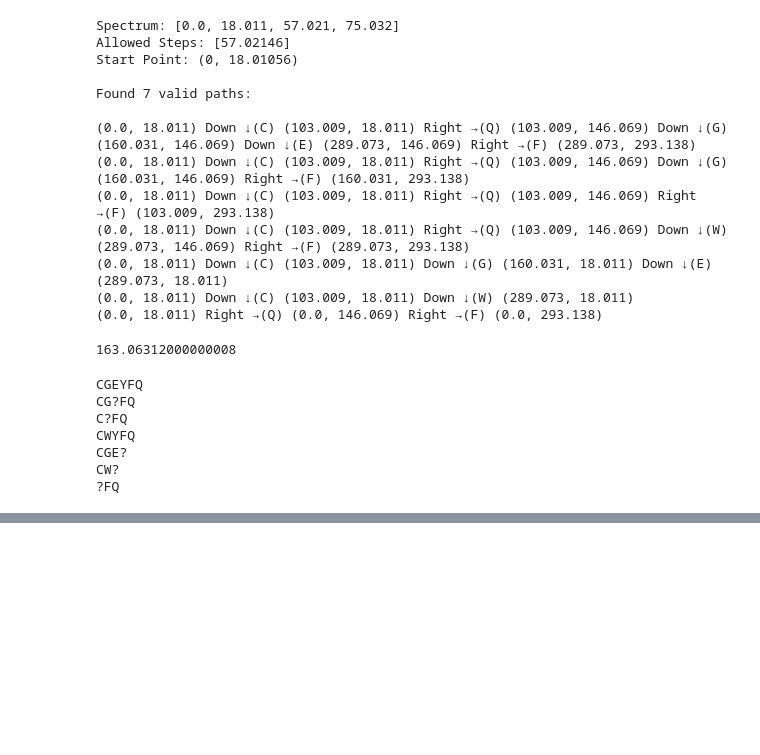
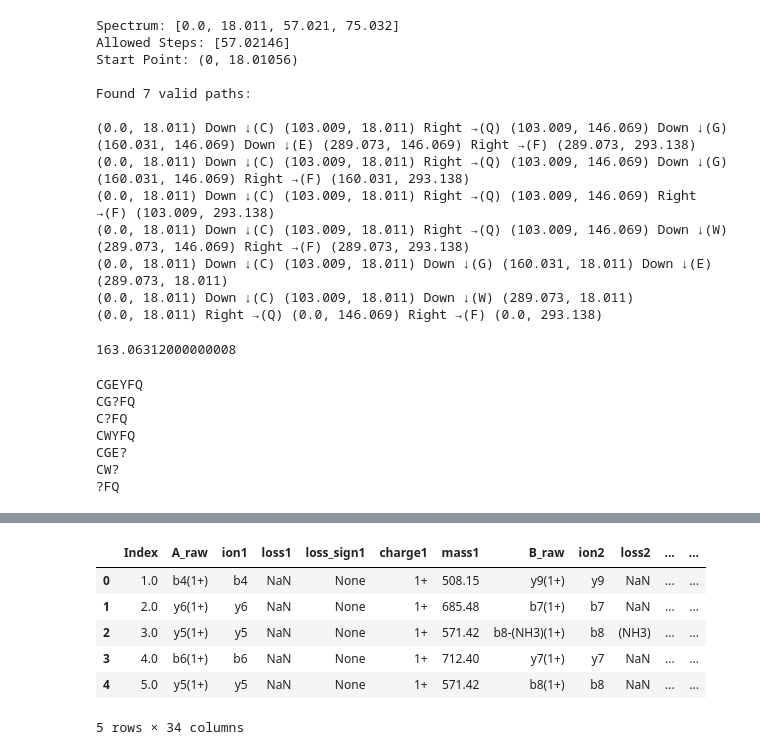
Before and after one commit to Kevinxsn/2D_spec_dict, a Jupyter notebook: anti_symmetric/notebook.ipynb, the cells around one changed output, grey strips where cells are left out. Drawn from its saved outputs; the diff is of its cells as text; code cells hidden in the pictures; blank space fills up the shorter version.

```diff
--- a/anti_symmetric/notebook.ipynb
+++ b/anti_symmetric/notebook.ipynb
@@ -594,0 +876,32 @@ CW?
+# %%
+data = 'ME4_2+'
+csv_data = f"{data}.csv"
+file_path = f"../data/Top_Correlations_At_Full_Num_Scans_PCov/annotated/{csv_data}"
+file_path = os.path.abspath(file_path)
+# %%
+sequence = util.name_ouput(csv_data)
+pep = peptide.Pep(sequence)
+the_length = len(pep.AA_array)
+csv_data = file_path
+df = pd.read_csv(csv_data)
+df = df[df['Index'].notna()]
+results = data_parse.process_ion_dataframe(df.head(50), pep)
+results['classification'] = results.apply(data_parse.data_classify, args=(pep,), axis=1)
+the_list = []
+the_y_list = []
+
+results['loss1'] = results['loss1'].replace({None: np.nan})
+results['loss2'] = results['loss2'].replace({None: np.nan})
+# %%
+df = results
+df['ranking'] = df['Index']
+# %%
+df.head(5)
+# %% [output]
+|  | Index | A_raw | ion1 | loss1 | loss_sign1 | charge1 | mass1 | B_raw | ion2 | loss2 | ... | ... |
+| 0 | 1.0 | b4(1+) | b4 | NaN | None | 1+ | 508.15 | y9(1+) | y9 | NaN | ... | ... |
+| 1 | 2.0 | y6(1+) | y6 | NaN | None | 1+ | 685.48 | b7(1+) | b7 | NaN | ... | ... |
+| 2 | 3.0 | y5(1+) | y5 | NaN | None | 1+ | 571.42 | b8-(NH3)(1+) | b8 | (NH3) | ... | ... |
+| 3 | 4.0 | b6(1+) | b6 | NaN | None | 1+ | 712.40 | y7(1+) | y7 | NaN | ... | ... |
+| 4 | 5.0 | y5(1+) | y5 | NaN | None | 1+ | 571.42 | b8(1+) | b8 | NaN | ... | ... |
+5 rows × 34 columns
```
Also changed, not shown: parts of 18 cells of this notebook, 4 other files.
